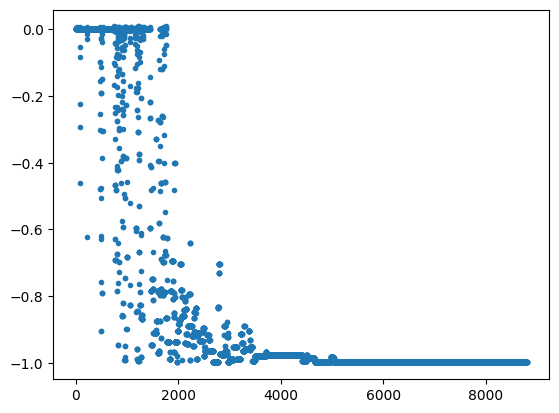
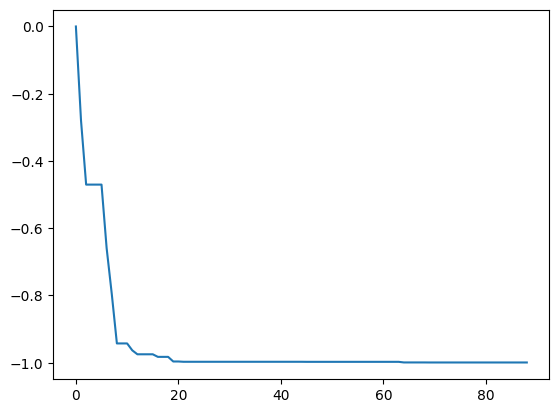
The change to this notebook cell's code, shown as a diff; its figure went from the first image to the second:
--- before
+++ after
@@ -1,4 +1,2 @@
-plt.plot(hist_m,'.')
-plt.show()
 plt.plot(best_m,)
 plt.show()

Commit: fixing simulated annealing